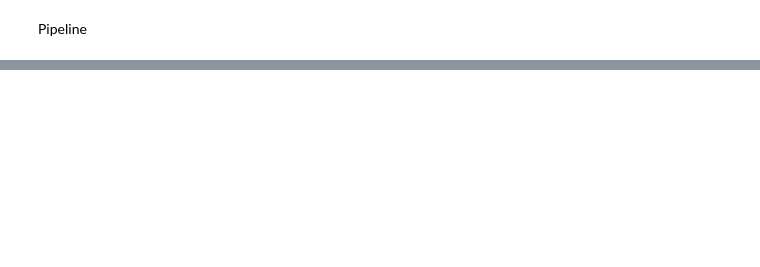
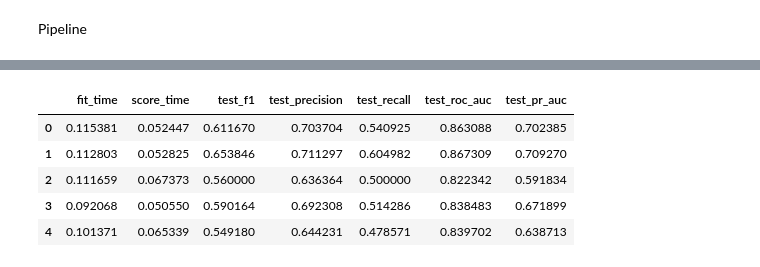
Before and after one commit to jeswingeorge/Telco-Customer-Churn-Kaggle, a Jupyter notebook: notebooks/4_baseline_models.ipynb, the cells around one changed output, grey strips where cells are left out. Drawn from its saved outputs; the diff is of its cells as text; code cells hidden in the pictures; blank space fills up the shorter version.

Commit message:
Modeling Phase - Logistic Regression WIP

```diff
--- a/notebooks/4_baseline_models.ipynb
+++ b/notebooks/4_baseline_models.ipynb
@@ -40,0 +41,11 @@ df.head()
+# %%
+def build_pipeline(model, model_type, num_cols=None, cat_cols=None):
+    """Raw rows in → churn prediction out. model_type: "lr" or "tree" (picks the preprocessor)."""
+    return Pipeline([
+        ("collapse", FunctionTransformer(collapse_no_internet)),
+        ("features", FunctionTransformer(add_features)),
+        ("prep", build_preprocessor(model_type, num_cols, cat_cols)),
+        ("model", model),
+    ])
+# %%
+pipe_lr = build_pipeline(LogisticRegression(max_iter=1000), model_type="lr").fit(X_train, y_train)
@@ -40,0 +64,21 @@ df.head()
+# %%
+# Define metrics relevant for imbalanced data
+scoring_metrics = {
+    "f1": "f1",
+    "precision": "precision",
+    "recall": "recall",
+    "roc_auc": "roc_auc",
+    "pr_auc": "average_precision"
+}
+# %%
+skf = StratifiedKFold(n_splits=5, shuffle=True, random_state=42)
+cv_lr = cross_validate(pipe_lr, X_train, y_train, cv=skf, scoring=scoring_metrics, n_jobs = -1)
+cv_lr_df = pd.DataFrame(cv_lr)
+cv_lr_df
+# %% [output]
+|  | fit_time | score_time | test_f1 | test_precision | test_recall | test_roc_auc | test_pr_auc |
+| 0 | 0.115381 | 0.052447 | 0.611670 | 0.703704 | 0.540925 | 0.863088 | 0.702385 |
+| 1 | 0.112803 | 0.052825 | 0.653846 | 0.711297 | 0.604982 | 0.867309 | 0.709270 |
+| 2 | 0.111659 | 0.067373 | 0.560000 | 0.636364 | 0.500000 | 0.822342 | 0.591834 |
+| 3 | 0.092068 | 0.050550 | 0.590164 | 0.692308 | 0.514286 | 0.838483 | 0.671899 |
+| 4 | 0.101371 | 0.065339 | 0.549180 | 0.644231 | 0.478571 | 0.839702 | 0.638713 |
```
Also changed, not shown: parts of 10 cells of this notebook.
